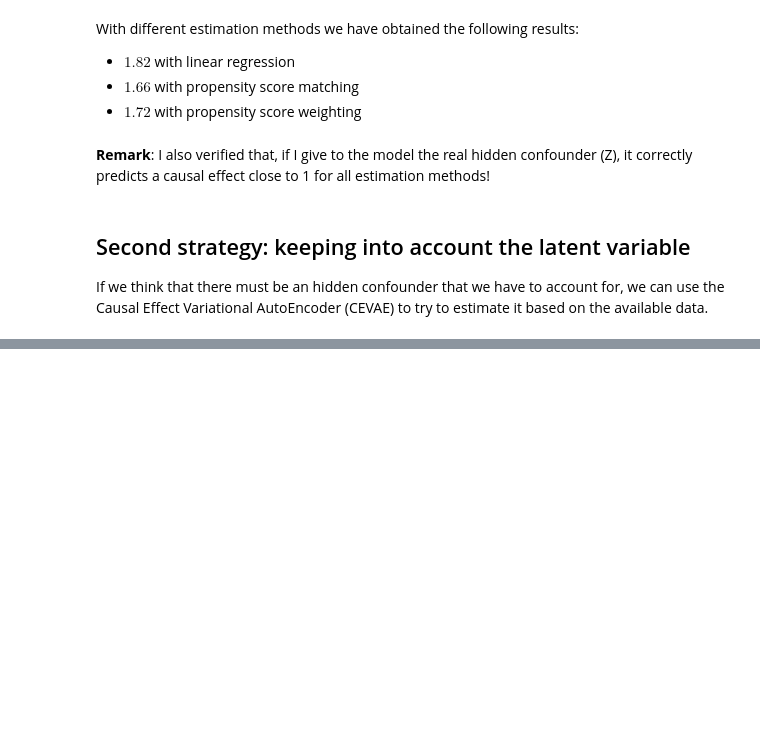
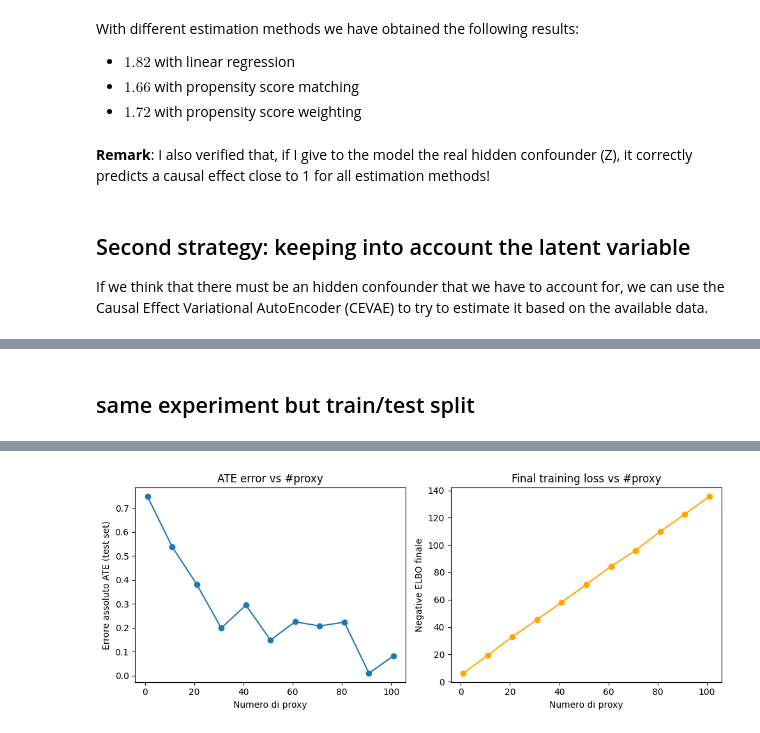
Before and after one commit to christianfaccio/causal_machine_learning, a Jupyter notebook: src/causal_effect_inference.ipynb, the cells around one changed output, grey strips where cells are left out. Cells and saved outputs as stored; diff of their text form; code cells hidden in the pictures; blank space fills up the shorter version.

Commit message:
added experiments

```diff
--- a/src/causal_effect_inference.ipynb
+++ b/src/causal_effect_inference.ipynb
@@ -259,0 +367,75 @@ True ATE: 1.0008
+# %% [markdown]
+## same experiment but train/test split
+# %%
+n = 1000
+proxy_list = list(range(1, 111, 10))
+errors = []
+rel_ate_errors = []
+nrmse_ites       = []
+final_losses = []
+
+for num_proxies in proxy_list:
+    # 1) generate
+    data = synthetic_dataset_pyro(
+        n=n,
+        num_proxies=num_proxies,
+        sigma_x=1.0,
+        sigma_y=1.0,
+        shuffle_pct=0.0,
+        prior_type="gaussian",
+        seed=0,
+    )
+    x, t, y, ite = data["x"], data["t"], data["y"], data["ite"]
+
+    # 2) split into train/test
+    x_train, x_test, t_train, t_test, y_train, y_test, ite_train, ite_test = train_test_split(
+        x, t, y, ite, test_size=0.2, random_state=0
+    )
+
+    # 3) clear & build model
+    pyro.clear_param_store()
+    cevae = CEVAE(
+        feature_dim=num_proxies,
+        latent_dim=1,
+        hidden_dim=10,
+        num_layers=2,
+        outcome_dist="normal",
+    )
+
+    # 4) fit on train
+    losses= cevae.fit(
+        x_train, t_train, y_train,
+        num_epochs=100,
+        batch_size=100,     # or use x_train.shape[0] for full-batch
+        learning_rate=1e-2,
+        weight_decay=0.0,
+        log_every=0
+    )
+
+    # salva l'ultimo valore
+    final_losses.append(losses[-1])
+
+    # 5) evaluate ATE on test
+    est_ate = cevae.ite(x_test).mean().item()
+    true_ate = ite_test.mean().item()
+    errors.append(abs(est_ate - true_ate))
+
+
+# 6) plot errore ATE
+plt.figure(figsize=(10,4))
+plt.subplot(1,2,1)
+plt.plot(proxy_list, errors, marker='o')
+plt.xlabel("Numero di proxy")
+plt.ylabel("Errore assoluto ATE (test set)")
+plt.title("ATE error vs #proxy")
+
+# 7) plot loss finale
+plt.subplot(1,2,2)
+plt.plot(proxy_list, final_losses, marker='o', color='orange')
+plt.xlabel("Numero di proxy")
+plt.ylabel("Negative ELBO finale")
+plt.title("Final training loss vs #proxy")
+
+plt.tight_layout()
+plt.show()
+# %% [output]
@@ -259,0 +459 @@ True ATE: 1.0008
+[figure, added]
```
Also changed, not shown: parts of 33 cells of this notebook, 1 other file.
